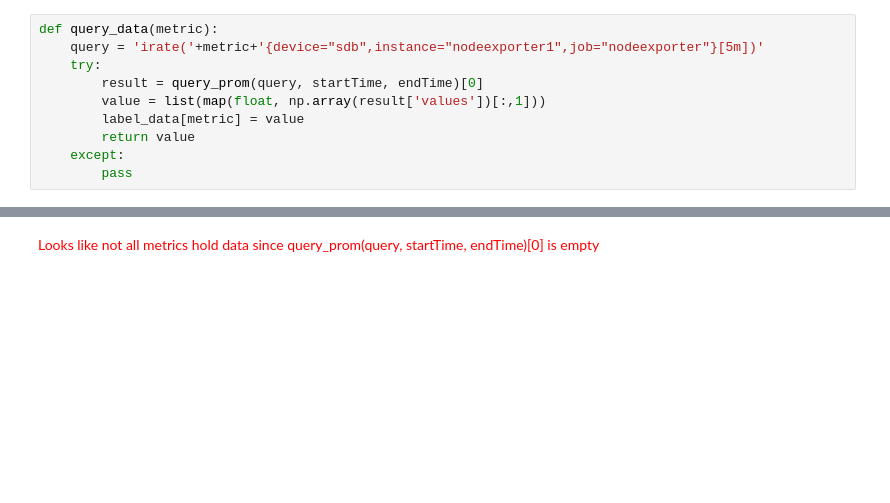
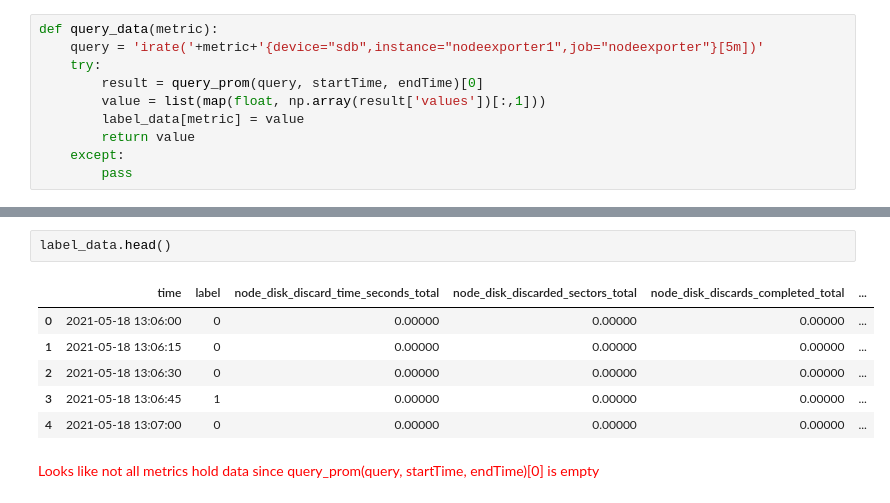
Before and after one commit to ole2252/FMS-AD, a Jupyter notebook: Correlation.ipynb, the cells around one changed output, grey strips where cells are left out. Saved outputs shown, nothing was run; the diff lists cells and outputs as text; blank space fills up the shorter version.

```diff
--- a/Correlation.ipynb
+++ b/Correlation.ipynb
@@ -77,3 +88,12 @@ for metric in tqdm(metrics):
+# %%
+label_data.head()
+# %% [output]
+|  | time | label | node_disk_discard_time_seconds_total | node_disk_discarded_sectors_total | node_disk_discards_completed_total | ... |
+| 0 | 2021-05-18 13:06:00 | 0 | 0.00000 | 0.00000 | 0.00000 | ... |
+| 1 | 2021-05-18 13:06:15 | 0 | 0.00000 | 0.00000 | 0.00000 | ... |
+| 2 | 2021-05-18 13:06:30 | 0 | 0.00000 | 0.00000 | 0.00000 | ... |
+| 3 | 2021-05-18 13:06:45 | 1 | 0.00000 | 0.00000 | 0.00000 | ... |
+| 4 | 2021-05-18 13:07:00 | 0 | 0.00000 | 0.00000 | 0.00000 | ... |
 # %% [markdown]
 <p style="color:red;">Looks like not all metrics hold data since query_prom(query, startTime, endTime)[0] is empty</p>
 # %%
```
Also changed, not shown: parts of 7 cells of this notebook.
